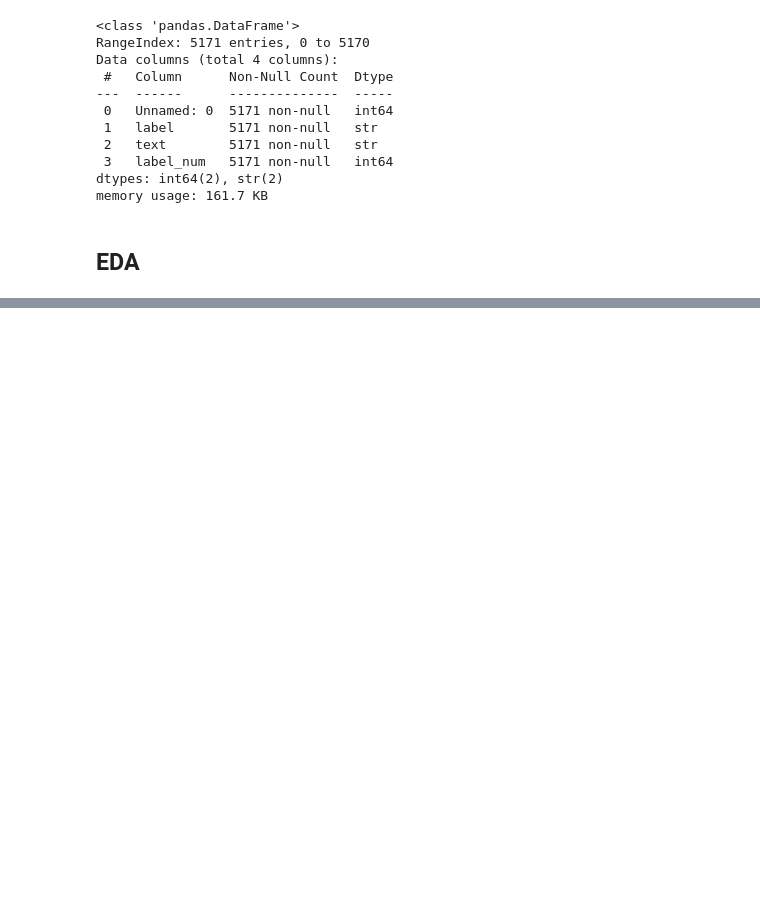
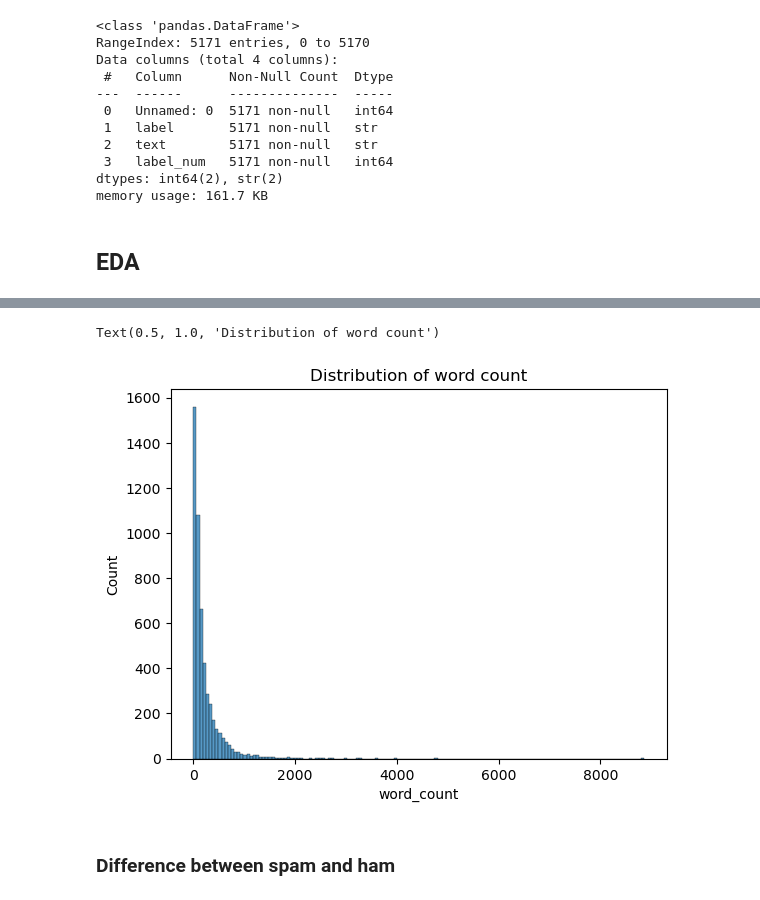
Before and after one commit to lilianabs/ml-beginner-projects, a Jupyter notebook: project_4/spam_ham.ipynb, the cells around one changed output, grey strips where cells are left out. Drawn from its saved outputs; the diff is of its cells as text; code cells hidden in the pictures; blank space fills up the shorter version.

Commit message:
Add EDA to spam ham

```diff
--- a/project_4/spam_ham.ipynb
+++ b/project_4/spam_ham.ipynb
@@ -45,0 +62,8 @@ sns.histplot(x='text length', data=df)
+# %%
+sns.histplot(x='word_count', data=df)
+plt.title("Distribution of word count")
+# %% [output]
+Text(0.5, 1.0, 'Distribution of word count')
+[figure, added]
+# %% [markdown]
+### Difference between spam and ham
```
Also changed, not shown: parts of 14 cells of this notebook.
